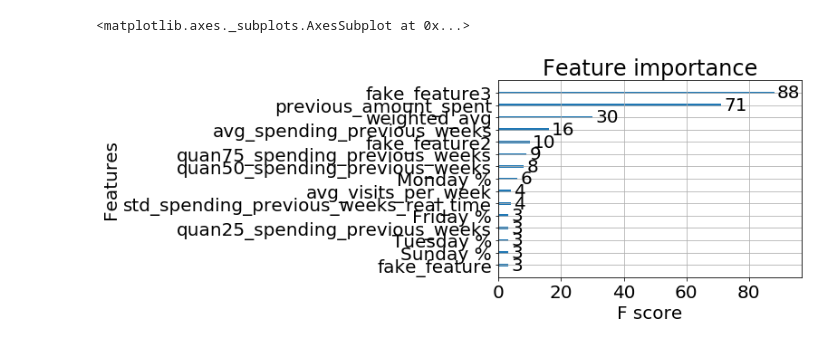
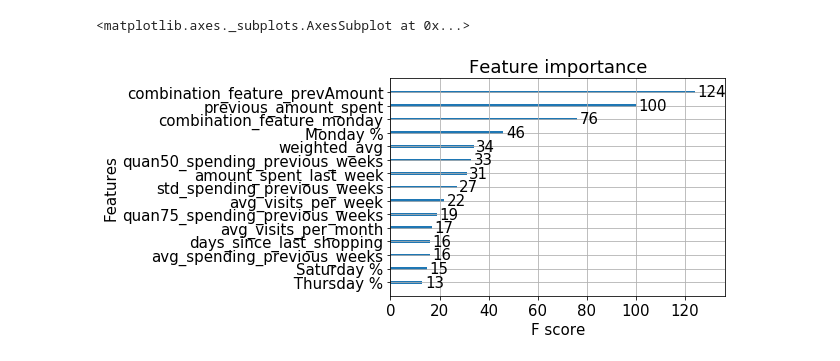
Before and after one commit to robmoratore/ShellDnA, a Jupyter notebook: DnA 2.0/Predict weekly consumption.ipynb, the cells around one changed output. Drawn from its saved outputs; the diff is of its cells as text; code cells hidden in the pictures.

```diff
--- a/DnA 2.0/Predict weekly consumption.ipynb
+++ b/DnA 2.0/Predict weekly consumption.ipynb
@@ -50,24 +57,25 @@ columns_to_predict_on = ['AGE_DESC',
         'last_shopping_day', 'days_since_last_shopping',
        'last_shopping_week', 'weeks_since_last_shopping',
        'amount_spent_last_week', 'previous_amount_spent', 'month', 'season',
-       'month_x', 'month_y']
+       'month_x', 'month_y', 'combination_feature_prevAmount','combination_feature_monday']
 
 
-columns_to_predict_on = ['Monday %', 'Tuesday %', 'Wednesday %',
-       ' Thursday %', 'Friday %', 'Saturday %', 'Sunday %', 'morning %',
-       'afternoon %', 'evening %', 'previous_amount_spent',
-         'weeks_since_last_shopping', 'season', 'month_x', 'month_y',
-       'avg_visits_per_month', 'avg_visits_per_week', 'weighted_avg',
-       'avg_spending_previous_weeks_real_time',
-       'std_spending_previous_weeks_real_time',
-       'var_spending_previous_weeks_real_time',
-       'quan25_spending_previous_weeks_real_time',
-       'quan50_spending_previous_weeks_real_time',
-       'quan75_spending_previous_weeks_real_time',
-       'avg_spending_previous_weeks', 'std_spending_previous_weeks',
-       'var_spending_previous_weeks', 'quan25_spending_previous_weeks',
-       'quan50_spending_previous_weeks', 'quan75_spending_previous_weeks','fake_feature','fake_feature2'
-                         ,'fake_feature3']
+# columns_to_predict_on = ['Monday %', 'Tuesday %', 'Wednesday %',
+#        ' Thursday %', 'Friday %', 'Saturday %', 'Sunday %', 'morning %',
+#        'afternoon %', 'evening %', 'previous_amount_spent',
+#          'weeks_since_last_shopping', 'season', 'month_x', 'month_y',
+#        'avg_visits_per_month', 'avg_visits_per_week', 'weighted_avg',
+#        'avg_spending_previous_weeks_real_time',
+#        'std_spending_previous_weeks_real_time',
+#        'var_spending_previous_weeks_real_time',
+#        'quan25_spending_previous_weeks_real_time',
+#        'quan50_spending_previous_weeks_real_time',
+#        'quan75_spending_previous_weeks_real_time',
+#        'avg_spending_previous_weeks', 'std_spending_previous_weeks',
+#        'var_spending_previous_weeks', 'quan25_spending_previous_weeks',
+#        'quan50_spending_previous_weeks', 'quan75_spending_previous_weeks',
+#                          'combination_feature_prevAmount','combination_feature_monday']
+#                         # 'lower_fake','higher_fake']
 # %%
 data[columns_to_predict_on].head()
 # %% [output]
@@ -123,6 +138,6 @@ dtest = xgb.DMatrix(X_test, label=y_test)
 param = {'max_depth':5, 'eta':0.7, 'booster':'gbtree', 'subsample':0.5,
          'objective':'reg:squarederror','eval_metric':'rmse'}
 evallist = [(dtest, 'eval'), (dtrain, 'train')]
-num_round =10
+num_round =25
 bst = xgb.train(param, dtrain, num_round, evallist)
 # %% [output]
@@ -160,6 +182,6 @@ R2: 0.7290506820059872
 # %%
-matplotlib.rcParams.update({'font.size': 20})
+matplotlib.rcParams.update({'font.size': 15})
 xgb.plot_importance(bst,max_num_features=15)
 # %% [output]
 <matplotlib.axes._subplots.AxesSubplot at 0x...>
-[figure, old version]
+[figure, new version]
```
Also changed, not shown: parts of 17 cells of this notebook.
